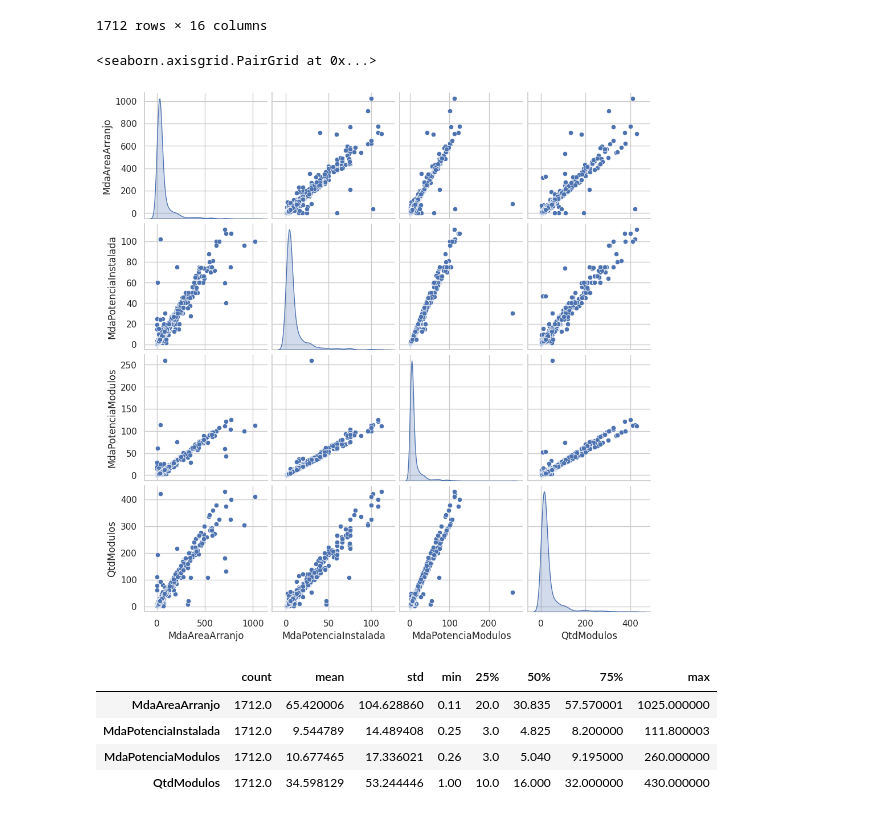
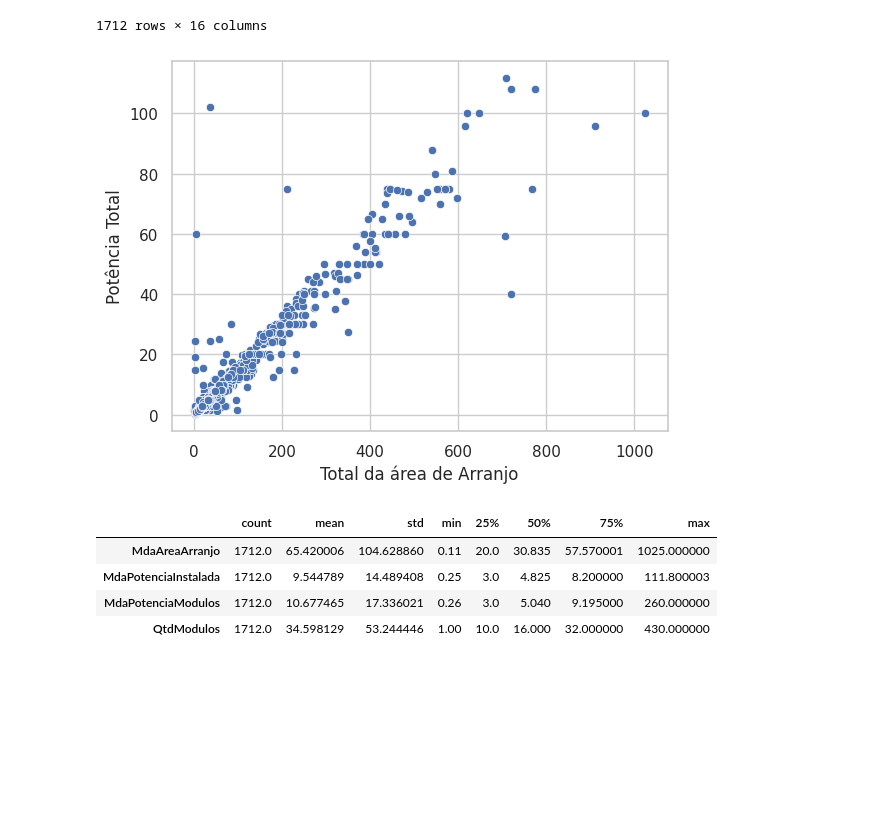
Before and after one commit to Oseiasdfarias/projeto_portifolio_data_science, a Jupyter notebook: geracao_distribuida_fotovoltaica.ipynb, the cells around one changed output. Saved outputs shown, nothing was run; the diff lists cells and outputs as text; code cells hidden in the pictures; blank space fills up the shorter version.

```diff
--- a/geracao_distribuida_fotovoltaica.ipynb
+++ b/geracao_distribuida_fotovoltaica.ipynb
@@ -557,10 +557,12 @@ df_datconexao_2017
 | 300887 | 300888 | 2024-01-30 | GD.GO.000.285.020 | 570.000000 | 75.00 | ... |
 1712 rows × 16 columns
 # %%
-sns.pairplot(df_datconexao_2017[["MdaAreaArranjo", "MdaPotenciaInstalada", "MdaPotenciaModulos", "QtdModulos"]], diag_kind="kde")
+sns.scatterplot(df_datconexao_2017[["MdaAreaArranjo", "MdaPotenciaInstalada"]], x="MdaAreaArranjo", y="MdaPotenciaInstalada")
+plt.xlabel("Total da área de Arranjo")
+plt.ylabel("Potência Total")
+plt.show()
 # %% [output]
-<seaborn.axisgrid.PairGrid at 0x...>
-[figure, old version]
+[figure, new version]
 # %%
 train_stats = df_datconexao_2017[["MdaAreaArranjo", "MdaPotenciaInstalada", "MdaPotenciaModulos", "QtdModulos"]].describe()
 train_stats = train_stats.transpose()
```
Also changed, not shown: parts of 10 cells of this notebook.
